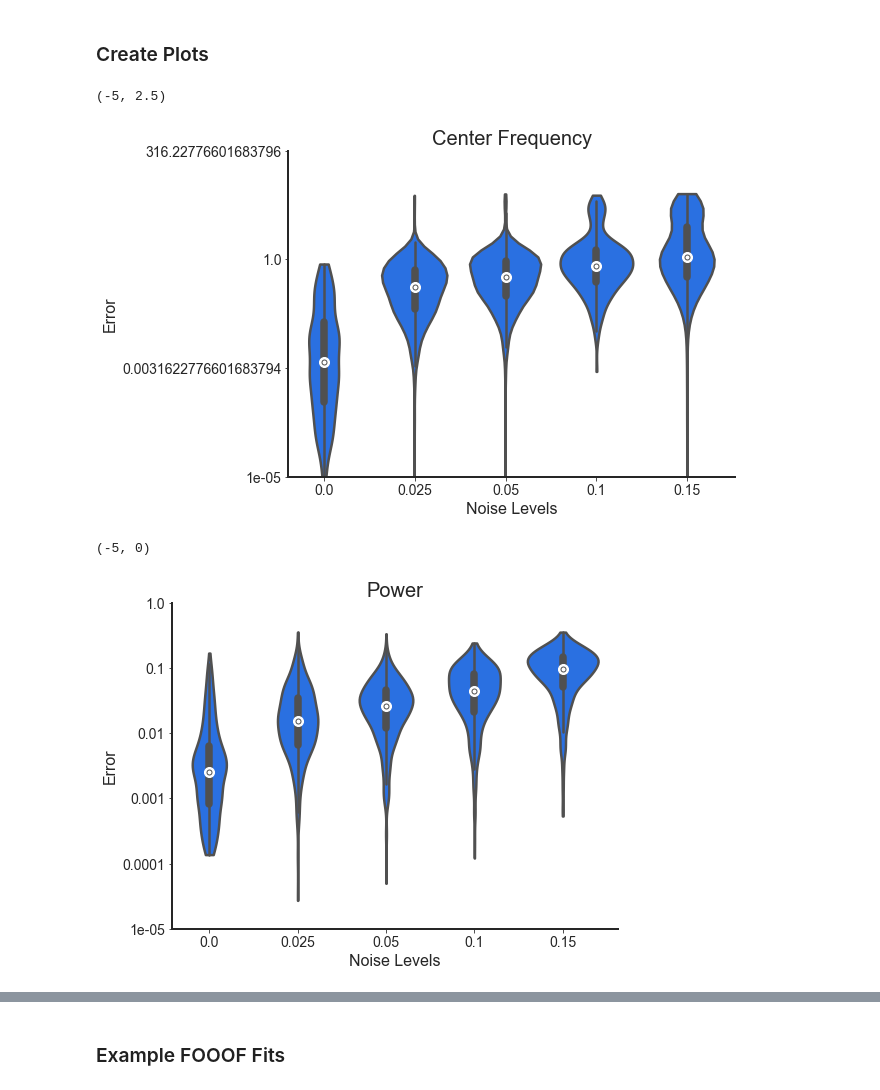
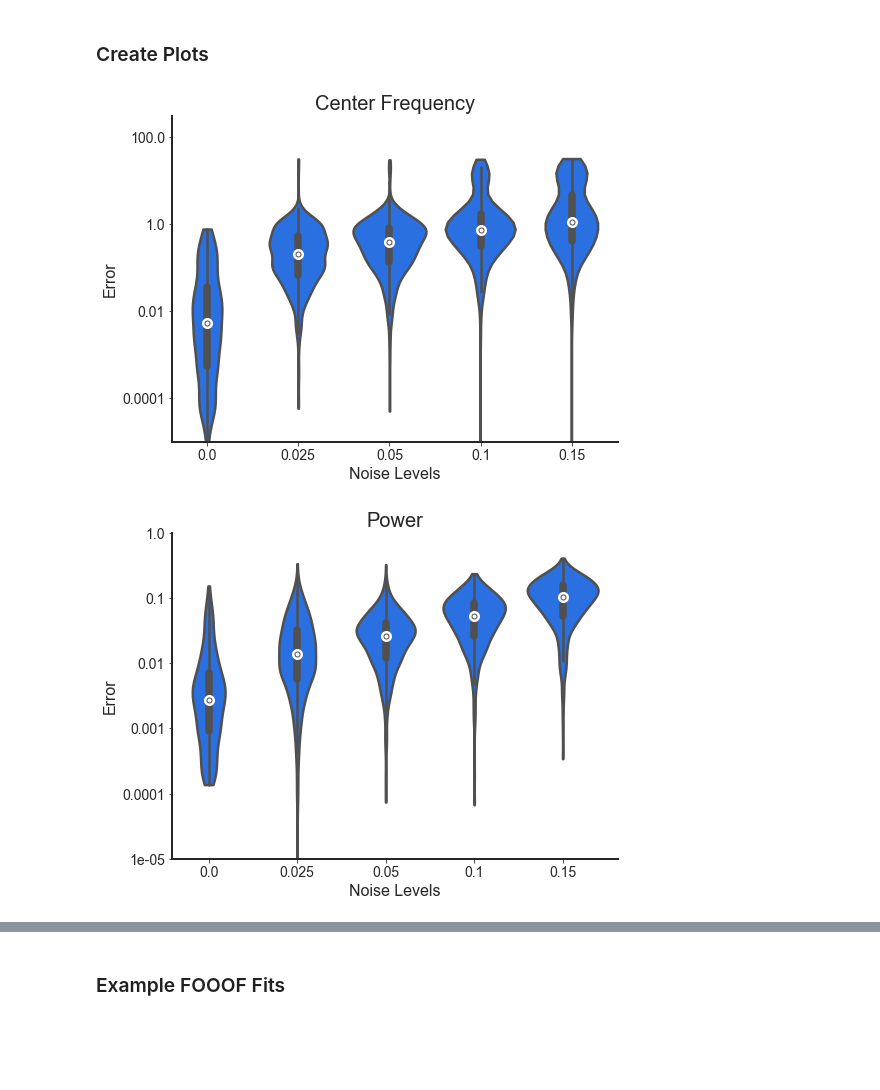
Before and after one commit to TomDonoghue/SIMparam, a Jupyter notebook: FOOOF-SyntheticTesting.ipynb, the cells around one changed output, grey strips where cells are left out. Saved outputs shown, nothing was run; the diff lists cells and outputs as text; code cells hidden in the pictures; blank space fills up the shorter version.

Commit message:
Fix up ylims for plts

```diff
--- a/FOOOF-SyntheticTesting.ipynb
+++ b/FOOOF-SyntheticTesting.ipynb
@@ -316,17 +316,15 @@ Correlations of median error with noise level:
 # %% [markdown]
 ### Create Plots
 # %%
-plot_errors_violin(cf_errors, 'Center Frequency', plt_log=True, y_label=None,
+plot_errors_violin(cf_errors, 'Center Frequency',
+                   plt_log=True, y_label=None, ylim=[-5, 2.5],
                    save_fig=save_fig, save_name='1Peak-CF')
-plt.ylim([-5, 2.5])
 # %% [output]
-(-5, 2.5)
-[figure, old version]
+[figure, new version]
 # %%
-plot_errors_violin(pw_errors, 'Power', plt_log=True, y_label=None,
+plot_errors_violin(pw_errors, 'Power',
+                   plt_log=True, y_label=None, ylim=[-5, 0],
                    save_fig=save_fig, save_name='1Peak-PW')
-plt.ylim([-5, 0])
 # %% [output]
-(-5, 0)
-[figure, old version]
+[figure, new version]
 # %%
```
Also changed, not shown: parts of 20 cells of this notebook, 1 other file.
